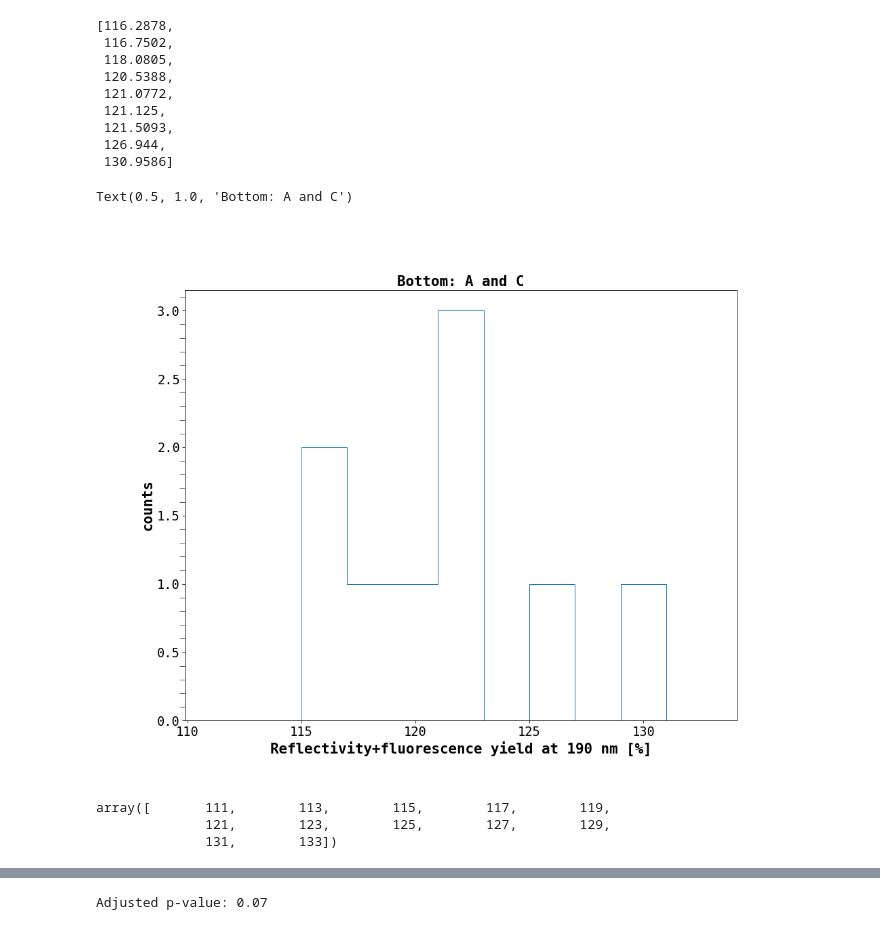
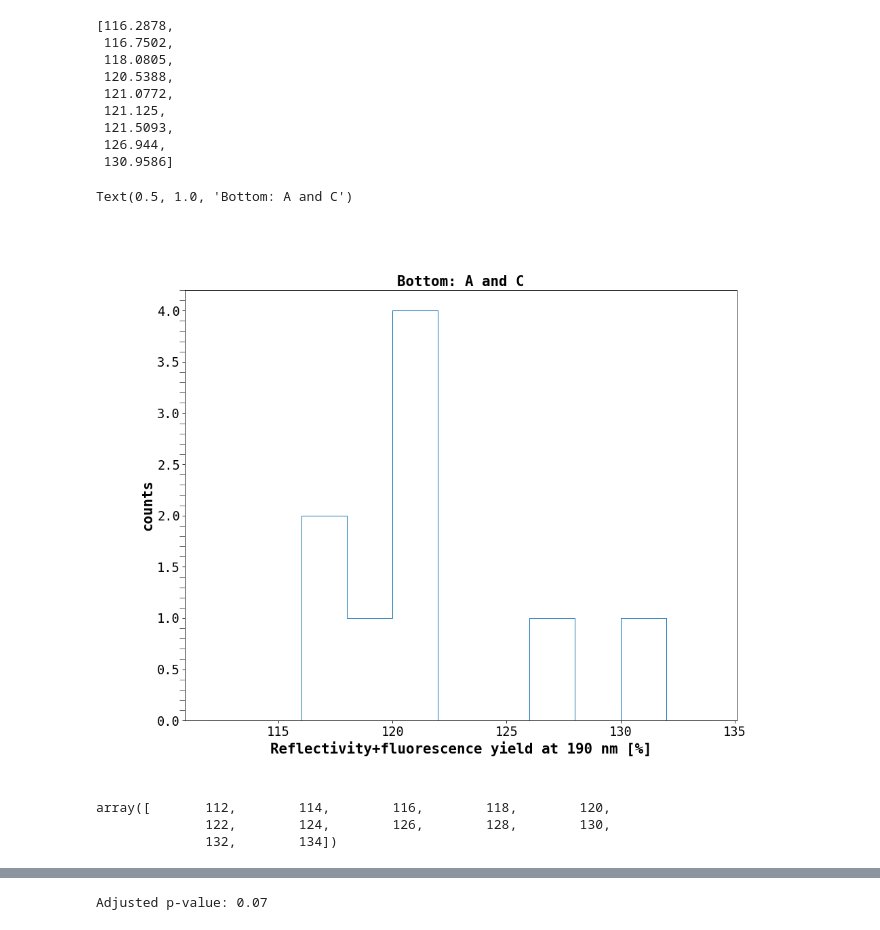
Before and after one commit to sarthchoudhary/ArGCAT, a Jupyter notebook: notebooks/plot_spectrophotometry.ipynb, the cells around one changed output, grey strips where cells are left out. Cells and saved outputs as stored; diff of their text form; code cells hidden in the pictures.

Commit message:
rearranged cells. Updated plot cosmetics.

```diff
--- a/notebooks/plot_spectrophotometry.ipynb
+++ b/notebooks/plot_spectrophotometry.ipynb
@@ -489,18 +489,20 @@ sorted(PEN_R190_Bottom_ls)
 # %%
 fig5, ax5= plt.subplots(1, 1, figsize=[14, 11], dpi=75)
 
 # hist_content, hist_edges, _histObjects = ax5.hist(PEN_R190_Bottom_ls, bins=5, histtype='step')
 # hist_content, hist_edges, _histObjects = ax5.hist(PEN_R190_Bottom_ls, bins=np.arange(112, 134, 2), histtype='step')
-hist_content, hist_edges, _histObjects = ax5.hist(PEN_R190_Bottom_ls, bins=np.arange(111, 135, 2), histtype='step', label='data')
+# hist_content, hist_edges, _histObjects = ax5.hist(PEN_R190_Bottom_ls, bins=np.arange(113, 135, 2), histtype='step', label='data')
+# hist_content, hist_edges, _histObjects = ax5.hist(PEN_R190_Bottom_ls, bins=np.arange(111, 135, 2), histtype='step', label='data')
+hist_content, hist_edges, _histObjects = ax5.hist(PEN_R190_Bottom_ls, bins=np.arange(112, 136, 2), histtype='step', label='data')
 ax5.set_xlabel('Reflectivity+fluorescence yield at 190 nm [%]', fontsize=20)
 ax5.set_ylabel('counts', fontsize=20)
 ax5.set_title('Bottom: A and C')
 # %% [output]
 Text(0.5, 1.0, 'Bottom: A and C')
-[figure, old version]
+[figure, new version]
 # %%
 hist_edges
 # %% [output]
-array([       111,        113,        115,        117,        119,
-              121,        123,        125,        127,        129,
-              131,        133])
+array([       112,        114,        116,        118,        120,
+              122,        124,        126,        128,        130,
+              132,        134])
```
Also changed, not shown: parts of 18 cells of this notebook.
